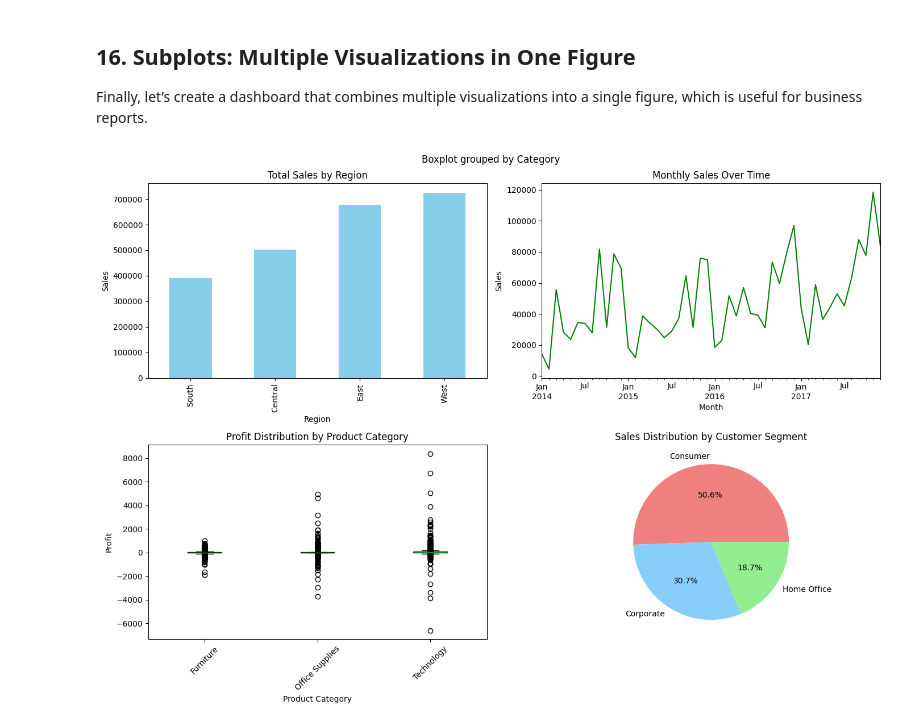
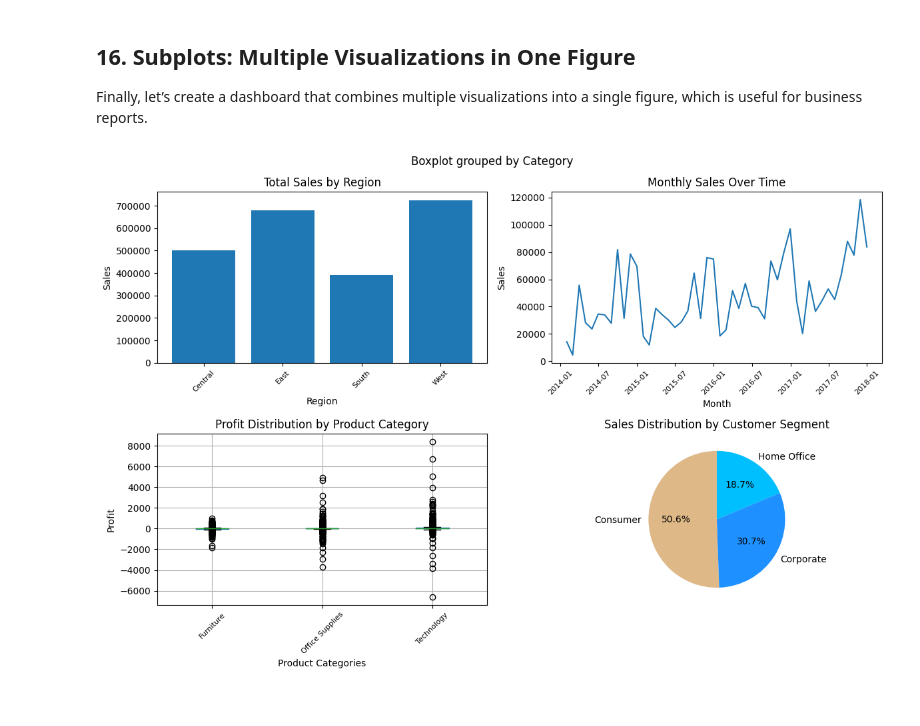
Before and after one commit to MuaazWahid/CS483HW, a Jupyter notebook: module6hw/Module6-02.ipynb, the cells around one changed output. Cells and saved outputs as stored; diff of their text form; code cells hidden in the pictures.

```diff
--- a/module6hw/Module6-02.ipynb
+++ b/module6hw/Module6-02.ipynb
@@ -263,7 +269,13 @@ Understanding who your top customers are is important for business analysis. Let
 ## 15. Time Series: Monthly Profit Trend
 Tracking profit over time helps businesses understand profitability trends. Let's visualize monthly profit.
 # %%
-# Group profit by month
-
-# Plot profit over time
+df['Order Date'] = pd.to_datetime(df['Order Date'])
+plot_data = df.groupby(pd.Grouper(key='Order Date', freq='M'))['Profit'].sum()
+plt.plot(plot_data.index, plot_data.values)
+plt.grid()
+plt.xlabel('Month')
+plt.ylabel('Profit')
+plt.title('Monthly Profit Over Time')
+plt.xticks(rotation=45, ha='right')
+plt.show()
 # %% [output]
@@ -273,19 +285,40 @@ Tracking profit over time helps businesses understand profitability trends. Let'
 Finally, let’s create a dashboard that combines multiple visualizations into a single figure, which is useful for business reports.
 # %%
 # Create subplots
-
+fig, axes = plt.subplots(2, 2, figsize=(12, 8))
 
 # Bar plot for sales by region
+sales_by_region = df.groupby('Region')['Sales'].sum()
+axes[0, 0].bar(sales_by_region.index, sales_by_region.values)
+axes[0, 0].set_xlabel("Region")
+axes[0, 0].set_ylabel("Sales")
+axes[0, 0].set_title("Total Sales by Region")
+axes[0, 0].tick_params(axis='x', rotation=45, labelsize=8)
 
 # Line plot for monthly sales
+sales_by_month = df.groupby(pd.Grouper(key='Order Date', freq='M'))['Sales'].sum()
+axes[0, 1].plot(sales_by_month.index, sales_by_month.values)
+axes[0, 1].set_xlabel("Month")
+axes[0, 1].set_ylabel("Sales")
+axes[0, 1].set_title("Monthly Sales Over Time")
+axes[0, 1].tick_params(axis='x', rotation=45, labelsize=8)
 
-
-# Plot 1: Box plot for Profit across Product Categories
-
+# Box plot for Profit across Product Categories
+df.boxplot(column='Profit', by='Category', ax=axes[1, 0])
+axes[1, 0].set_xlabel('Product Categories')
+axes[1, 0].set_ylabel('Profit')
+axes[1, 0].set_title('Profit Distribution by Product Category')
+axes[1, 0].tick_params(axis='x', rotation=45, labelsize=8)
 
 # Pie chart for sales distribution by segment
-
+sales_by_segment = df.groupby('Segment')['Sales'].sum()
+pie_colors = ['burlywood', 'dodgerblue', 'deepskyblue']
+axes[1, 1].pie(sales_by_segment.values, labels=sales_by_segment.index, autopct='%1.1f%%',
+                startangle=90, colors=pie_colors)
+axes[1, 1].set_title("Sales Distribution by Customer Segment")
 
 # Adjust layout
+plt.tight_layout()
+plt.show()
 # %% [output]
-[figure, old version]
+[figure, new version]
```
Also changed, not shown: parts of 2 cells of this notebook.
